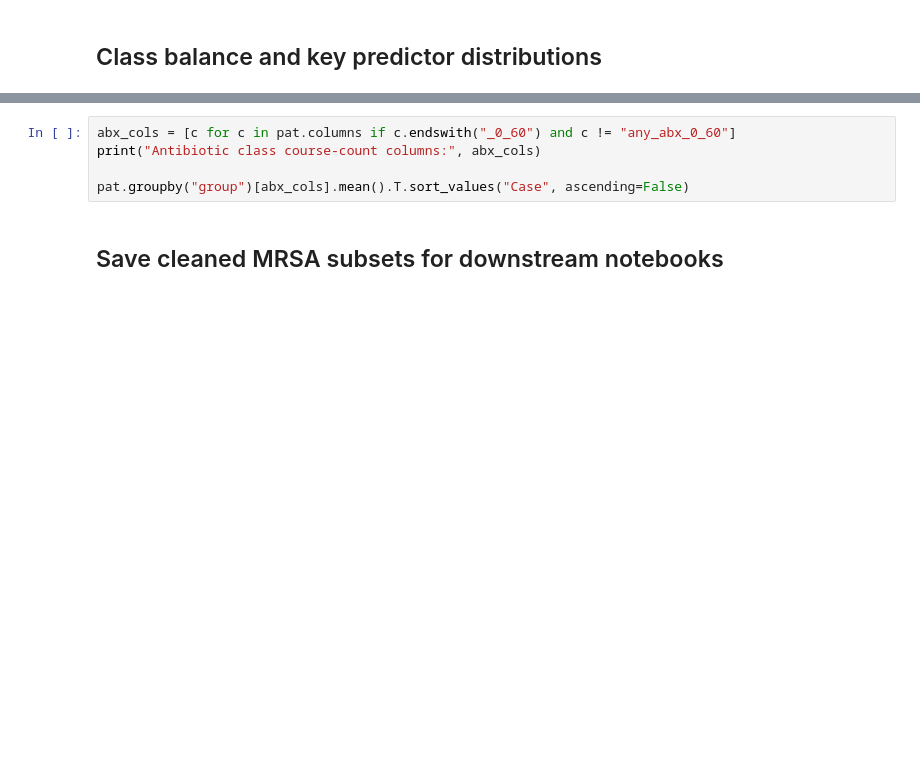
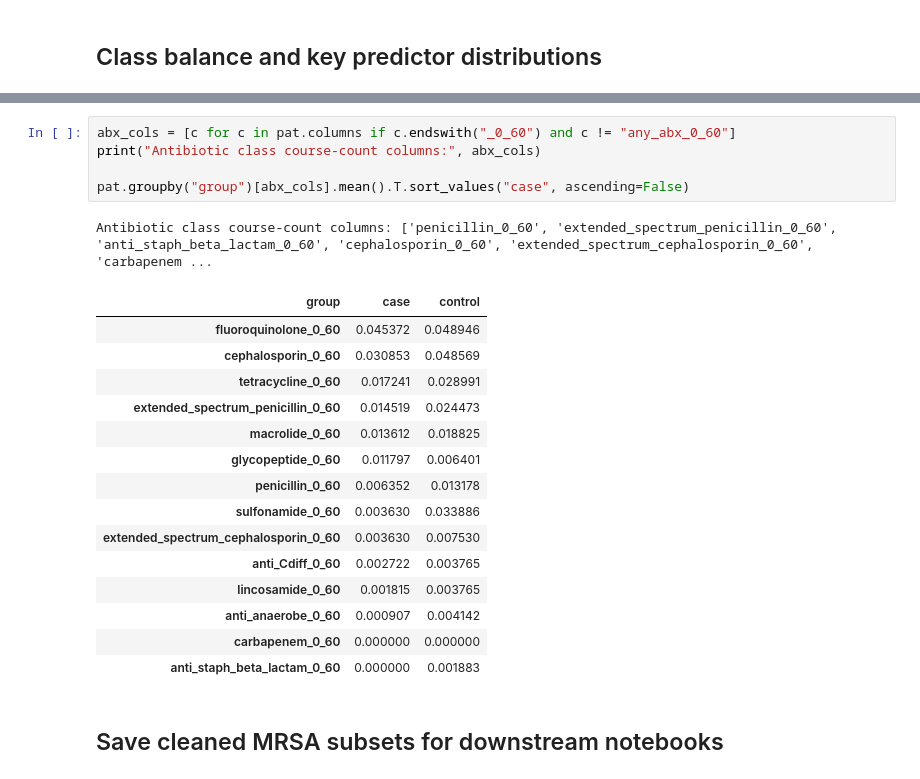
Before and after one commit to alexjr721/mrsa-infection-analysis, a Jupyter notebook: notebooks/01_eda.ipynb, the cells around one changed output, grey strips where cells are left out. Saved outputs shown, nothing was run; the diff lists cells and outputs as text; blank space fills up the shorter version.

```diff
--- a/notebooks/01_eda.ipynb
+++ b/notebooks/01_eda.ipynb
@@ -114,8 +228,25 @@ plt.tight_layout()
 # %%
 abx_cols = [c for c in pat.columns if c.endswith("_0_60") and c != "any_abx_0_60"]
 print("Antibiotic class course-count columns:", abx_cols)
 
-pat.groupby("group")[abx_cols].mean().T.sort_values("Case", ascending=False)
+pat.groupby("group")[abx_cols].mean().T.sort_values("case", ascending=False)
+# %% [output]
+Antibiotic class course-count columns: ['penicillin_0_60', 'extended_spectrum_penicillin_0_60', 'anti_staph_beta_lactam_0_60', 'cephalosporin_0_60', 'extended_spectrum_cephalosporin_0_60', 'carbapenem ...
+| group | case | control |
+| fluoroquinolone_0_60 | 0.045372 | 0.048946 |
+| cephalosporin_0_60 | 0.030853 | 0.048569 |
+| tetracycline_0_60 | 0.017241 | 0.028991 |
+| extended_spectrum_penicillin_0_60 | 0.014519 | 0.024473 |
+| macrolide_0_60 | 0.013612 | 0.018825 |
+| glycopeptide_0_60 | 0.011797 | 0.006401 |
+| penicillin_0_60 | 0.006352 | 0.013178 |
+| sulfonamide_0_60 | 0.003630 | 0.033886 |
+| extended_spectrum_cephalosporin_0_60 | 0.003630 | 0.007530 |
+| anti_Cdiff_0_60 | 0.002722 | 0.003765 |
+| lincosamide_0_60 | 0.001815 | 0.003765 |
+| anti_anaerobe_0_60 | 0.000907 | 0.004142 |
+| carbapenem_0_60 | 0.000000 | 0.000000 |
+| anti_staph_beta_lactam_0_60 | 0.000000 | 0.001883 |
 # %% [markdown]
 ## Save cleaned MRSA subsets for downstream notebooks
 # %%
```
Also changed, not shown: parts of 12 cells of this notebook.
